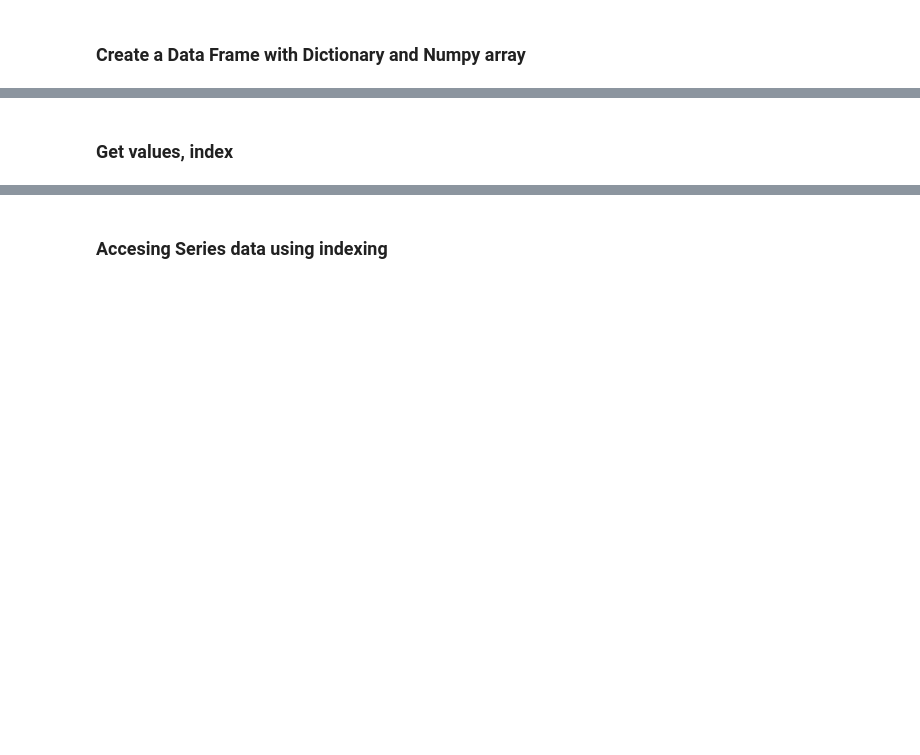
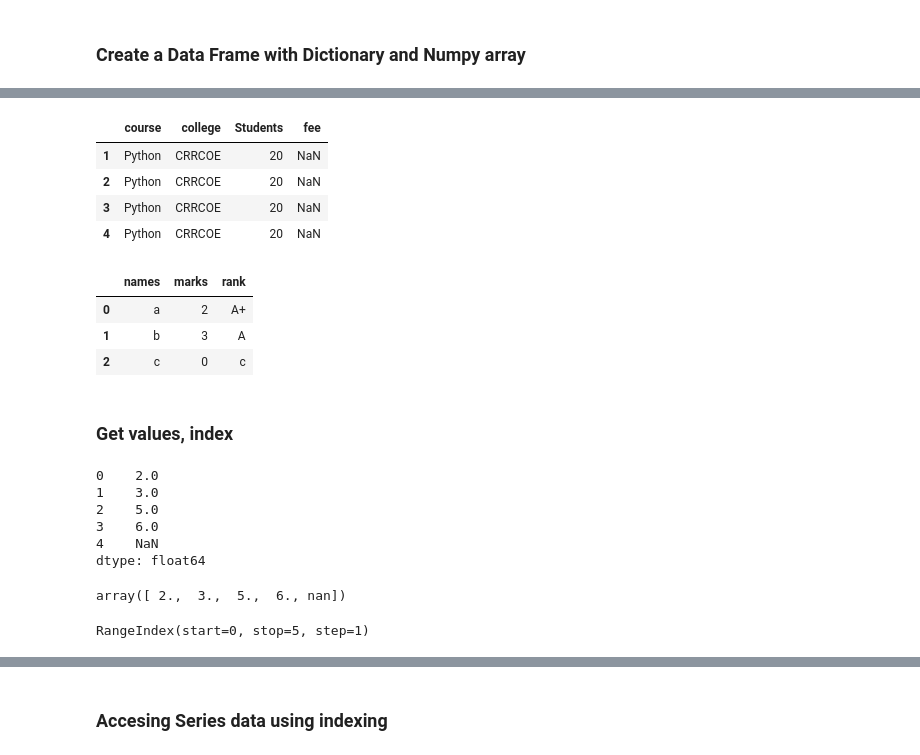
Before and after one commit to GirishaDevara/crrcoe, a Jupyter notebook: 2019-12-11.ipynb, the cells around one changed output, grey strips where cells are left out. Drawn from its saved outputs; the diff is of its cells as text; code cells hidden in the pictures; blank space fills up the shorter version.

```diff
--- a/2019-12-11.ipynb
+++ b/2019-12-11.ipynb
@@ -10,2 +103,37 @@
+# %%
+df3.index = [1,2,3,4]
+df3
+# %% [output]
+|  | course | college | Students | fee |
+| 1 | Python | CRRCOE | 20 | NaN |
+| 2 | Python | CRRCOE | 20 | NaN |
+| 3 | Python | CRRCOE | 20 | NaN |
+| 4 | Python | CRRCOE | 20 | NaN |
+# %%
+d2 = {"names": ['a','b','c'],'marks': [2,3,0],'rank':['A+','A','c']}
+df4 = pd.DataFrame(d2)
+df4
+# %% [output]
+|  | names | marks | rank |
+| 0 | a | 2 | A+ |
+| 1 | b | 3 | A |
+| 2 | c | 0 | c |
 # %% [markdown]
 ### Get values, index
+# %%
+ds
+# %% [output]
+0    2.0
+1    3.0
+2    5.0
+3    6.0
+4    NaN
+dtype: float64
+# %%
+ds.values
+# %% [output]
+array([ 2.,  3.,  5.,  6., nan])
+# %%
+ds.index
+# %% [output]
+RangeIndex(start=0, stop=5, step=1)
```
Also changed, not shown: parts of 51 cells of this notebook.
